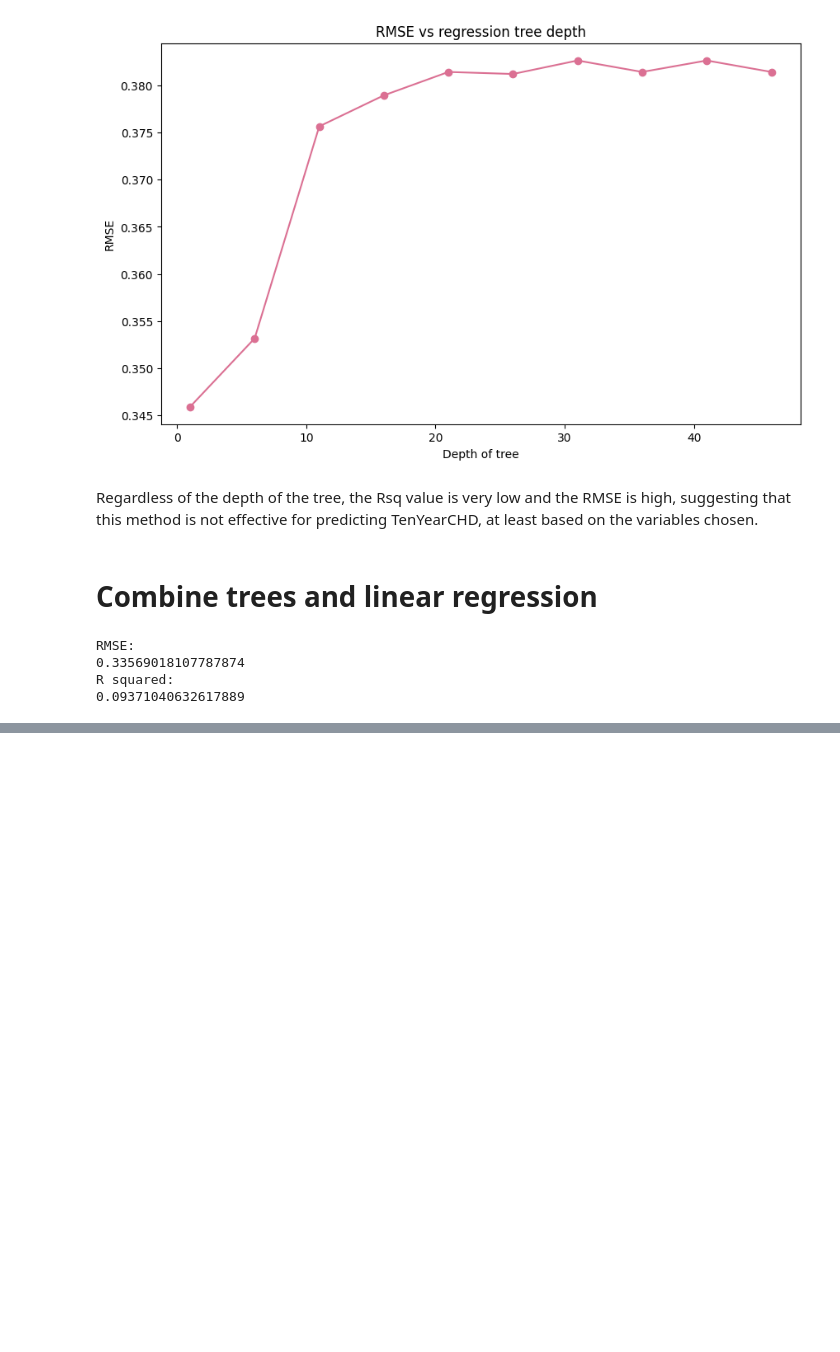
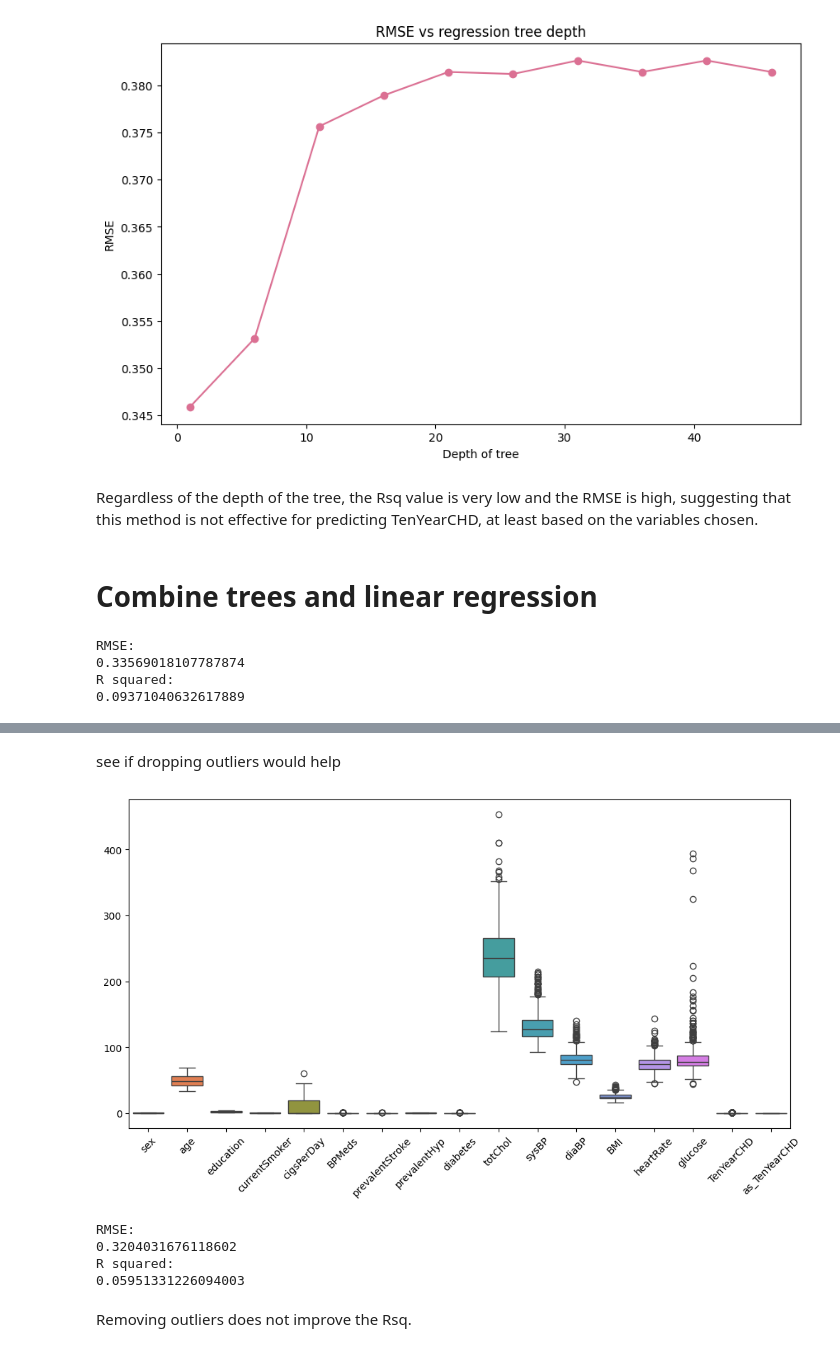
Before and after one commit to Catherine-Nguyen88/project_chd, a Jupyter notebook: chd_Isabella's_part.ipynb, the cells around one changed output, grey strips where cells are left out. Cells and saved outputs as stored; diff of their text form; code cells hidden in the pictures; blank space fills up the shorter version.

```diff
--- a/chd_Isabella's_part.ipynb
+++ b/chd_Isabella's_part.ipynb
@@ -342,0 +358,52 @@ R squared:
+# %% [markdown]
+see if dropping outliers would help
+# %%
+plt.figure(figsize=(12,6))
+sns.boxplot(data=test_final1)
+plt.xticks(rotation=45)
+plt.show()
+# %% [output]
+[figure, added]
+# %%
+# test change with vars = ['age','sysBP','diaBP','prevalentHyp']
+train_final2 = train_final1.loc[train_final1['sysBP']<170,:]
+train_final2 = train_final2.loc[train_final2['diaBP']<150,:]
+train_final2 = train_final2.loc[train_final2['glucose']<150,:]
+
+test_final2 = test_final1.loc[test_final1['sysBP']<170,:]
+test_final2 = test_final2.loc[test_final2['diaBP']<150,:]
+test_final2 = test_final2.loc[test_final2['glucose']<150,:]
+
+y = train_final2['TenYearCHD']
+vars = ['sex','currentSmoker','cigsPerDay','diabetes','totChol','sysBP','diaBP','BMI',
+        'age','prevalentStroke','prevalentHyp','heartRate','glucose']
+X = train_final2.loc[:,vars]
+
+X_test = test_final2.loc[:,vars]
+y_test = test_final2['TenYearCHD']
+
+# fit the decision tree classifier to hte data
+tree_classifier = DecisionTreeClassifier()
+tree_classifier.fit(X, y)
+tree_train_predictions = tree_classifier.predict(X) # predictions for the training data
+
+# linear regression
+linear_reg = LinearRegression()
+linear_reg.fit(X, tree_train_predictions) # fit linear regression using the predicted classes
+
+# predict test data
+lin_pred = linear_reg.predict(X_test)
+
+rmse = np.sqrt( np.mean( (y_test - lin_pred)**2 ))
+print('RMSE: ')
+print(rmse)
+
+print('R squared: ')
+print(linear_reg.score(X_test, y_test))
+# %% [output]
+RMSE:
+0.3204031676118602
+R squared:
+0.05951331226094003
+# %% [markdown]
+Removing outliers does not improve the Rsq.
```
Also changed, not shown: parts of 6 cells of this notebook.
